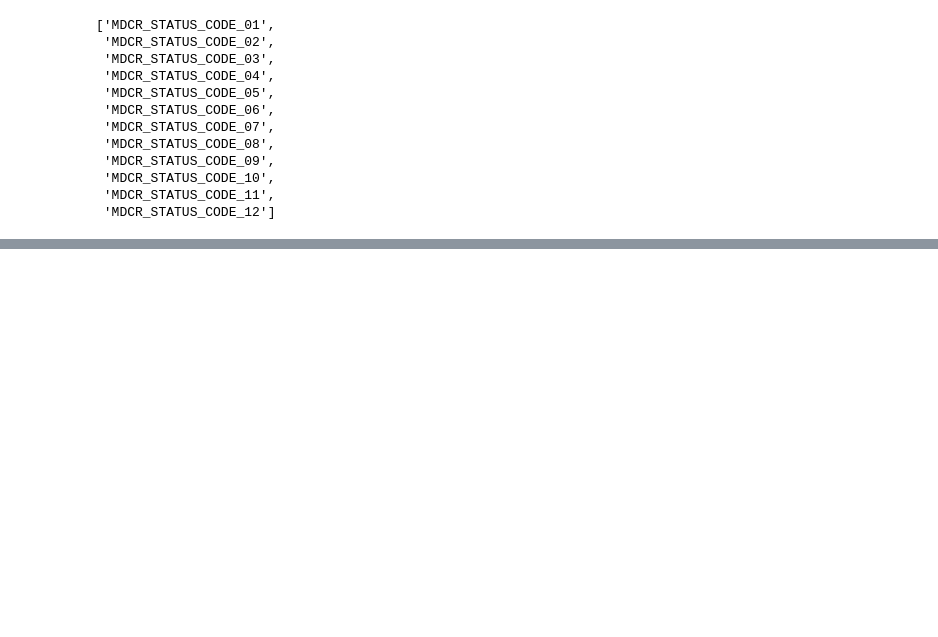
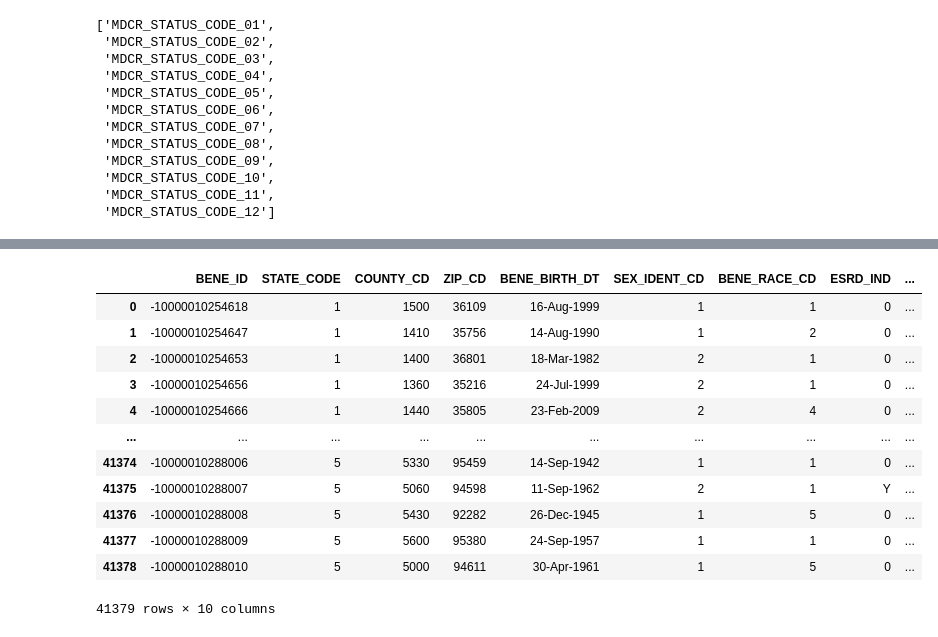
Before and after one commit to renugehring/HealthCareAnalysis, a Jupyter notebook: Working_with_Enrollment_Data.ipynb, the cells around one changed output, grey strips where cells are left out. Cells and saved outputs as stored; diff of their text form; code cells hidden in the pictures; blank space fills up the shorter version.

```diff
--- a/Working_with_Enrollment_Data.ipynb
+++ b/Working_with_Enrollment_Data.ipynb
@@ -98,0 +117,29 @@ exceptions.head(5)
+# %%
+# prompt: filter enrollment for the following columns BENE_ID
+# STATE_CODE
+# COUNTY_CD
+# ZIP_CD
+# BENE_BIRTH_DT
+# SEX_IDENT_CD
+# BENE_RACE_CD
+# ESRD_IND
+# BENE_DEATH_DT
+# BENE_ENROLLMT_REF_YR
+
+columns_to_keep = ['BENE_ID', 'STATE_CODE', 'COUNTY_CD', 'ZIP_CD', 'BENE_BIRTH_DT', 'SEX_IDENT_CD', 'BENE_RACE_CD', 'ESRD_IND', 'BENE_DEATH_DT', 'BENE_ENROLLMT_REF_YR']
+enrollment = enrollment[columns_to_keep]
+enrollment
+# %% [output]
+|  | BENE_ID | STATE_CODE | COUNTY_CD | ZIP_CD | BENE_BIRTH_DT | SEX_IDENT_CD | BENE_RACE_CD | ESRD_IND | ... |
+| 0 | -10000010254618 | 1 | 1500 | 36109 | 16-Aug-1999 | 1 | 1 | 0 | ... |
+| 1 | -10000010254647 | 1 | 1410 | 35756 | 14-Aug-1990 | 1 | 2 | 0 | ... |
+| 2 | -10000010254653 | 1 | 1400 | 36801 | 18-Mar-1982 | 2 | 1 | 0 | ... |
+| 3 | -10000010254656 | 1 | 1360 | 35216 | 24-Jul-1999 | 2 | 1 | 0 | ... |
+| 4 | -10000010254666 | 1 | 1440 | 35805 | 23-Feb-2009 | 2 | 4 | 0 | ... |
+| ... | ... | ... | ... | ... | ... | ... | ... | ... | ... |
+| 41374 | -10000010288006 | 5 | 5330 | 95459 | 14-Sep-1942 | 1 | 1 | 0 | ... |
+| 41375 | -10000010288007 | 5 | 5060 | 94598 | 11-Sep-1962 | 2 | 1 | Y | ... |
+| 41376 | -10000010288008 | 5 | 5430 | 92282 | 26-Dec-1945 | 1 | 5 | 0 | ... |
+| 41377 | -10000010288009 | 5 | 5600 | 95380 | 24-Sep-1957 | 1 | 1 | 0 | ... |
+| 41378 | -10000010288010 | 5 | 5000 | 94611 | 30-Apr-1961 | 1 | 5 | 0 | ... |
+41379 rows × 10 columns
```
Also changed, not shown: parts of 9 cells of this notebook.
